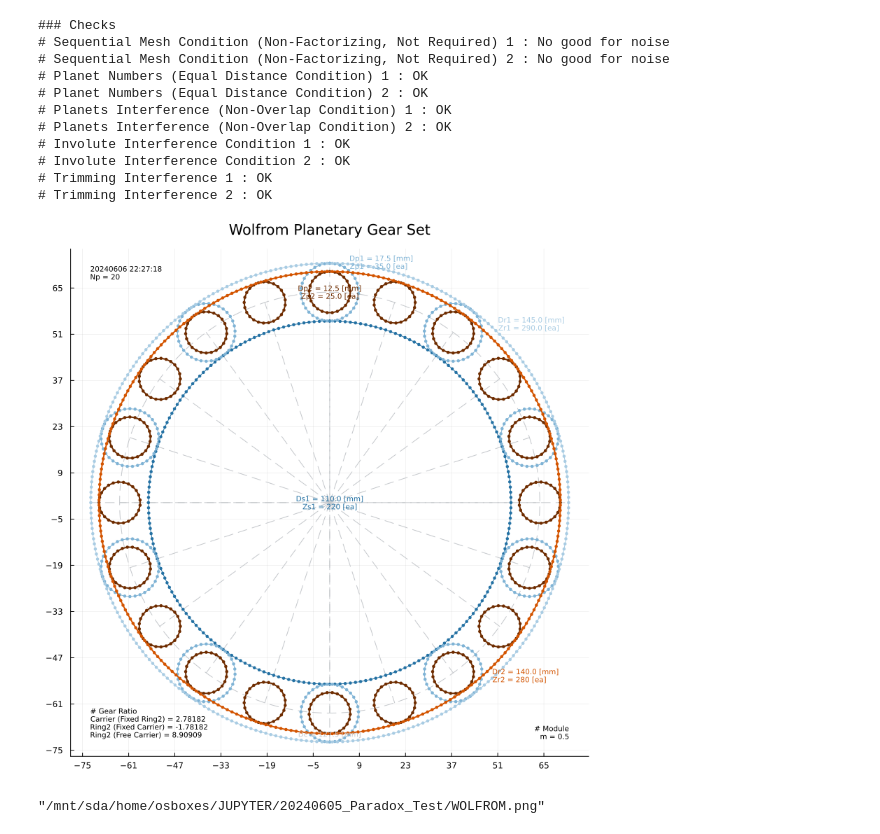
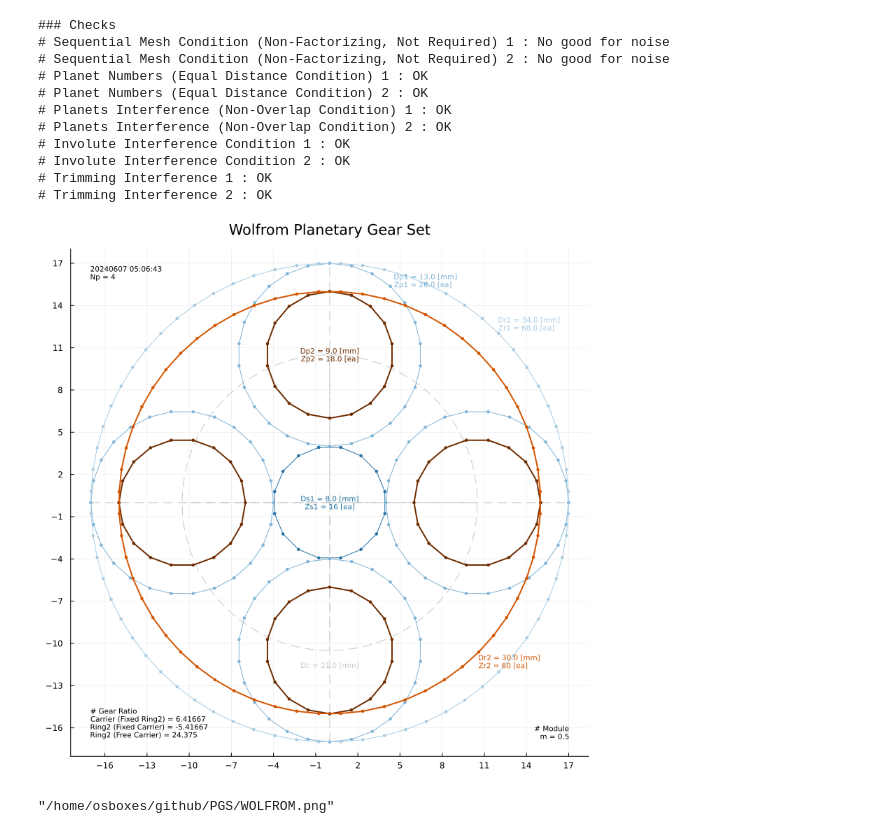
Before and after one commit to dymaxionkim/PGS, a Jupyter notebook: WOLFROM.ipynb, the cells around one changed output. Drawn from its saved outputs; the diff is of its cells as text; code cells hidden in the pictures.

Commit message:
Add TYPE=3

```diff
--- a/WOLFROM.ipynb
+++ b/WOLFROM.ipynb
@@ -4,13 +4,13 @@
 # Composition of 3K Mechanical Paradox Gear Set
 
 # Inputs for Calculations
-# Ratio 8.90909 for EAMR
-TYPE = 2; # 0=Simple, 1=Wolfrom, 2=Wolfrom Modified
+# Ratio 45 for MOBED
+TYPE = 3; # 0=Simple, 1=Wolfrom(diff=1), 2=Wolfrom(diff=0.5), 3=Wolfrom(diff=2)
 alpha = 20.0; # Pressure Angle [deg]
 m = 0.5 # Common Module
-Np = 20;  # Planets Number (it must be even number)
-Zr2_MultipleNp = 14;
-Zs1_MultipleNp = 11;
+Np = 4;  # Planets Number (it must be even number)
+Zr2_MultipleNp = 15;
+Zs1_MultipleNp = 4;
 
 # Inputs for Plots
 MarkerSize=5;
@@ -196,7 +201,7 @@ using Plots
 using Dates
 
 # Plots
-if TYPE==1 || TYPE==2
+if TYPE!=0
     TITLE="Wolfrom Planetary Gear Set" else TITLE="Simple Planetary Gear Set"
 end
 p=plot(aspect_ratio=:equal,legend=false,size=(PlotSize,PlotSize),
@@ -209,7 +214,7 @@ NOW=Dates.format(NOW,"yyyymmdd HH:MM:SS")
 annotate!(-Dr1/2,Dr1/2,Plots.text("$NOW\nNp = $Np",:black,:left,:top,TextSize))
 
 # Gear Ratio
-if TYPE==1 || TYPE==2
+if TYPE!=0
     annotate!(-Dr1/2,-Dr1/2,
         Plots.text("# Gear Ratio\nCarrier (Fixed Ring2) = $G1\nRing2 (Fixed Carrier) = $G2\nRing2 (Free Carrier) = $G22",
         :black,:left,:bottom,TextSize))
@@ -264,7 +269,7 @@ for i in [1:Np;]
     if TYPE==2 && isodd(i)
         plot!(p,Xp1[:,i],Yp1[:,i],color=ColorPlanet1)
         scatter!(p,Xp1[:,i],Yp1[:,i],markercolor=ColorPlanet1,markersize=MarkerSize*m1,markerstrokewidth=0)
-    elseif TYPE==0 || TYPE==1
+    elseif TYPE!=2
         plot!(p,Xp1[:,i],Yp1[:,i],color=ColorPlanet1)
         scatter!(p,Xp1[:,i],Yp1[:,i],markercolor=ColorPlanet1,markersize=MarkerSize*m1,markerstrokewidth=0)
     end
@@ -286,39 +291,39 @@ annotate!((Dr1/2)*cos(pi/4),(Dr1/2)*sin(pi/4),
     Plots.text("Dr1 = $Dr1 [mm]\nZr1 = $Zr1 [ea]",ColorRing1,:left,:bottom,TextSize))
 
 # Planet2
-if TYPE==1 || TYPE==2
+if TYPE!=0
     tp2=[0:2*pi/Zp2:2*pi;]
     Xp2=(Dp2/2)*sin.(tp2)
     Yp2=(Dp2/2)*cos.(tp2).+(Dc/2)
     for i in [1:Np;]
         Xp2 = [Xp2 Xp2[:,1]*cos(2*pi*(i/Np)).-Yp2[:,1]*sin(2*pi*(i/Np))]
         Yp2 = [Yp2 Xp2[:,1]*sin(2*pi*(i/Np)).+Yp2[:,1]*cos(2*pi*(i/Np))]
         plot!(p,Xp2[:,i],Yp2[:,i],color=ColorPlanet2,linewidth=2)
         scatter!(p,Xp2[:,i],Yp2[:,i],markercolor=ColorPlanet2,markersize=MarkerSize*m2,markerstrokewidth=0)
     end
     annotate!(0,Dc/2,Plots.text("Dp2 = $Dp2 [mm]\nZp2 = $Zp2 [ea]",ColorPlanet2,:center,:center,TextSize))
 end
 
 # Ring2
-if TYPE==1 || TYPE==2
+if TYPE!=0
     tr2=[0:2*pi/Zr2:2*pi;]
     Xr2=(Dr2/2)*sin.(tr2)
     Yr2=(Dr2/2)*cos.(tr2)
     Xr22=Xr2
     Yr22=Yr2
     Xr22 = Xr2*cos(2*pi/(Zr2*2)).-Yr2*sin(2*pi/(Zr2*2))
     Yr22 = Xr2*sin(2*pi/(Zr2*2)).+Yr2*cos(2*pi/(Zr2*2))
     plot!(p,Xr22,Yr22,color=ColorRing2,linewidth=2)
     scatter!(p,Xr22,Yr22,markercolor=ColorRing2,markersize=MarkerSize*m2,markerstrokewidth=0)
     annotate!((Dr2/2)*cos(pi/4),(-Dr2/2)*sin(pi/4),Plots.text("Dr2 = $Dr2 [mm]\nZr2 = $Zr2 [ea]",ColorRing2,:left,:top,TextSize))
 end
 
 # Show
 display(p)
 savefig(p,"./WOLFROM.png")
 # %% [output]
-[figure, old version]
+[figure, new version]
-"/mnt/sda/home/osboxes/JUPYTER/20240605_Paradox_Test/WOLFROM.png"
+"/home/osboxes/github/PGS/WOLFROM.png"
 # %%
 # Inputs for Calculations
 # Ratio 96
```
Also changed, not shown: parts of 2 cells of this notebook, 1 other file.
